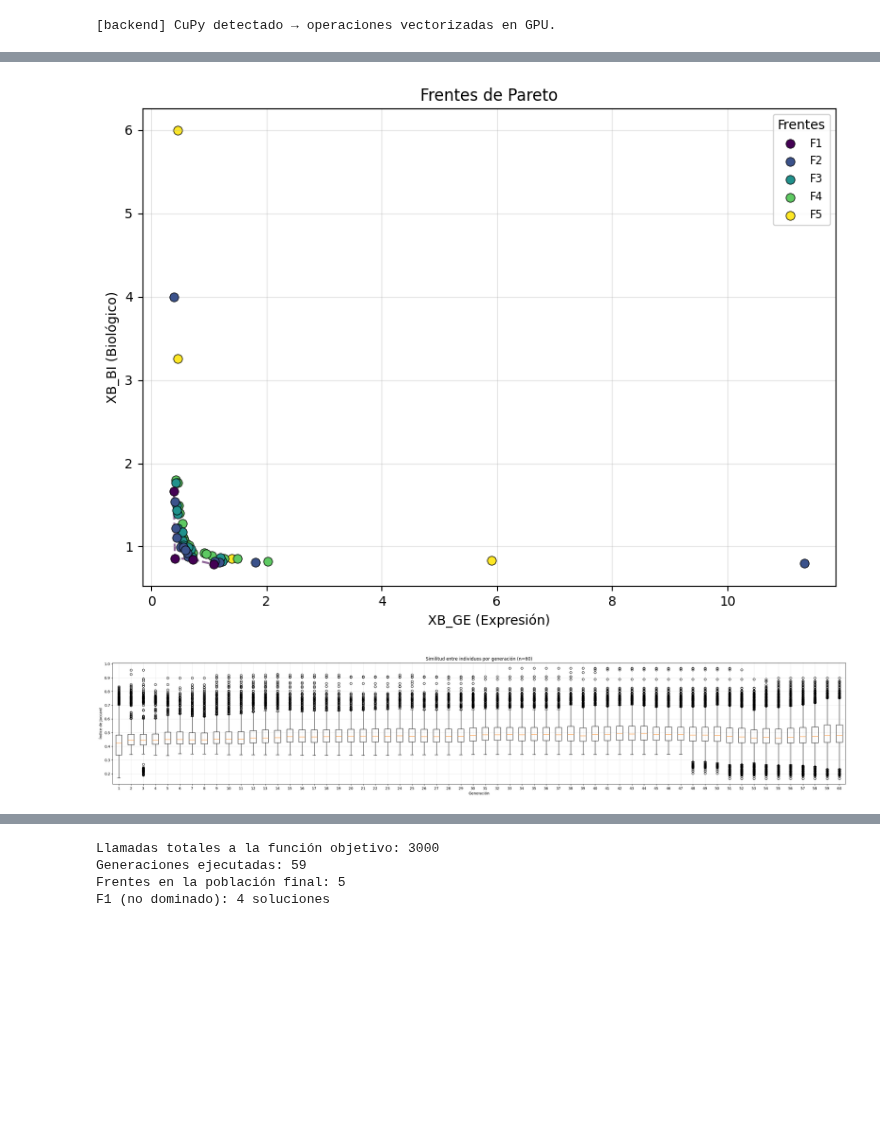
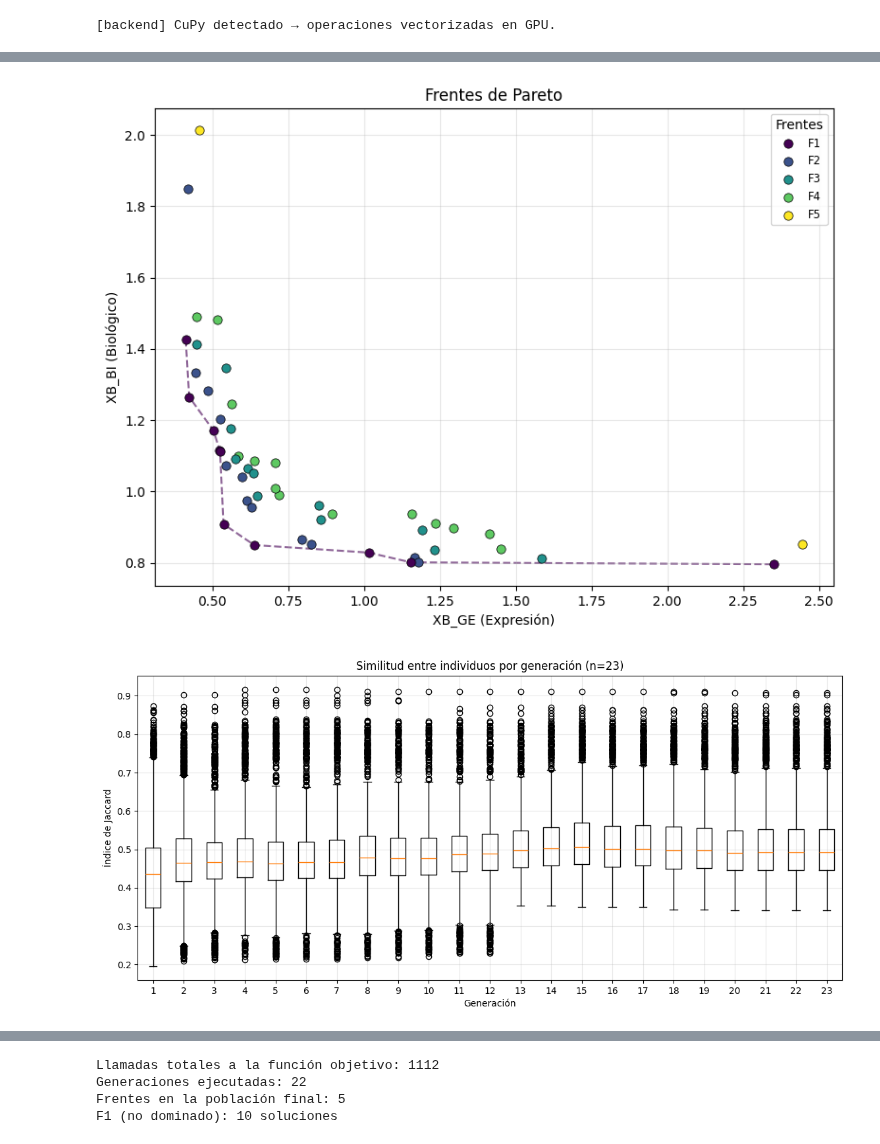
Before and after one commit to BenjaminGonzalezH/Thesis, a Jupyter notebook: Source Code/Investigation_Notes/Notes_1-NSGA-II.ipynb, the cells around one changed output, grey strips where cells are left out. Drawn from its saved outputs; the diff is of its cells as text; code cells hidden in the pictures; blank space fills up the shorter version.

```diff
--- a/Source Code/Investigation_Notes/Notes_1-NSGA-II.ipynb
+++ b/Source Code/Investigation_Notes/Notes_1-NSGA-II.ipynb
@@ -773,0 +928,14 @@ def crowding_distance(objectives, front: list[int]) -> dict[int, float]:
+# %%
+##################################
+# Fixtures de prueba para binary_tournament_selection
+##################################
+# Población, ranks y crowding de prueba: se incluyen ranks empatados (individuos 1 y 2)
+# y crowding empatado (mismos individuos) para cubrir la rama de desempate por crowding.
+test_population = np.array([
+    [0, 1, 2, 3],
+    [4, 5, 6, 7],
+    [8, 9, 10, 11],
+    [12, 13, 14, 15],
+], dtype=np.int32)
+test_ranks = np.array([0, 1, 1, 2])
+test_crowding = np.array([1.0, 2.0, 2.0, 0.5])
@@ -892,10 +1352,8 @@ def evaluate_population(
         return evaluated_population, np.empty((0, 2)), np.empty((0, deb_matrix.shape[0]), dtype=np.int32)
 
     labels_pop = build_clusters_population(deb_matrix, evaluated_population)
-    objectives = np.array([
-        xie_beni(deb_matrix, dbb_matrix, evaluated_population[i], labels_pop[i])
-        for i in range(pop_size)
-    ])
+    objectives = xie_beni_population(deb_matrix, dbb_matrix, evaluated_population, labels_pop)
+
     return evaluated_population, objectives, labels_pop
 
 def compute_ranks_and_crowding(objectives: np.ndarray) -> tuple[np.ndarray, np.ndarray, list[list[int]]]:
@@ -1063,7 +1521,7 @@ def run_nsga2(
 ##################################
 # Bloque de ejecución: NSGA-II completo
 ##################################
-MAX_OBJ_FUNCTION_CALLS = 3000   # presupuesto total de evaluaciones
+MAX_OBJ_FUNCTION_CALLS = 1112   # presupuesto total de evaluaciones
 POP_SIZE = 50
 CROSSOVER_PROB = 0.80
 MUTATION_PROB  = 0.01
@@ -1076,7 +1534,7 @@ result = run_nsga2(
     max_obj_function_calls=MAX_OBJ_FUNCTION_CALLS,
     crossover_prob=CROSSOVER_PROB,
     mutation_prob=MUTATION_PROB,
-    seed=SEED,
+    seed=None,
 )
 
 ##################################
@@ -1111,2 +1569,2 @@ Criterio de paro EXACTO: 3000/3000 llamadas a la función objetivo, 59 generacio
-[figure, old version]
+[figure, new version]
-[figure, old version]
+[figure, new version]
@@ -1114,4 +1572,4 @@ Criterio de paro EXACTO: 3000/3000 llamadas a la función objetivo, 59 generacio
-Llamadas totales a la función objetivo: 3000
-Generaciones ejecutadas: 59
+Llamadas totales a la función objetivo: 1112
+Generaciones ejecutadas: 22
 Frentes en la población final: 5
-F1 (no dominado): 4 soluciones
+F1 (no dominado): 10 soluciones
```
Also changed, not shown: parts of 17 cells of this notebook, 24 other files.
